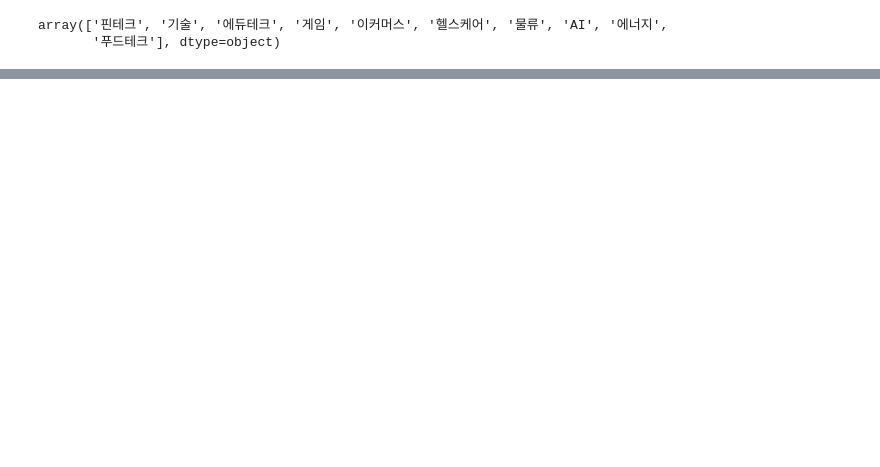
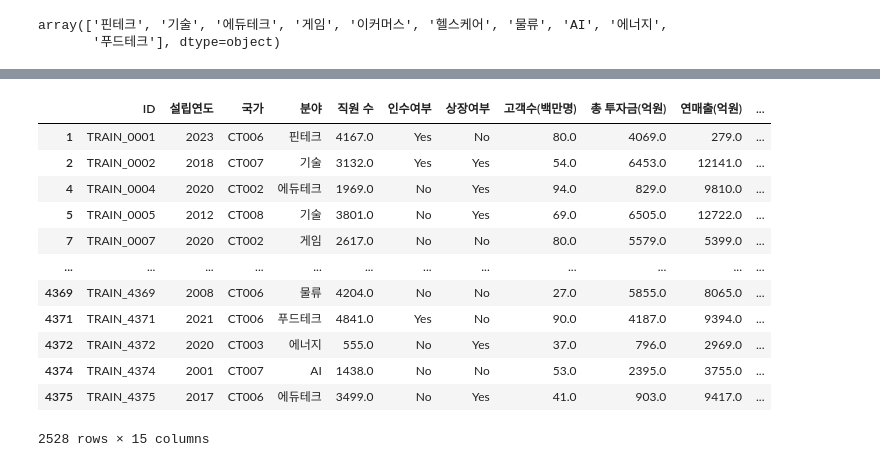
Before and after one commit to jayiuk/co_success, a Jupyter notebook: eda.ipynb, the cells around one changed output, grey strips where cells are left out. Cells and saved outputs as stored; diff of their text form; code cells hidden in the pictures; blank space fills up the shorter version.

```diff
--- a/eda.ipynb
+++ b/eda.ipynb
@@ -171,0 +176,5 @@ array(['핀테크', '기술', '에듀테크', '게임', '이커머스', '헬스
+# %%
+df_d['round'] = np.where(df_d['투자단계'] == 'Seed', 0,
+                np.where(df_d['투자단계'] == 'Series A', 1,
+                np.where(df_d['투자단계'] == 'Series B', 2,
+                np.where(df_d['투자단계'] == 'Series C', 3, 4))))
@@ -171,0 +208,17 @@ array(['핀테크', '기술', '에듀테크', '게임', '이커머스', '헬스
+# %%
+df_d = df_d.drop(['투자단계', '기업가치(백억원)'], axis = 1)
+df_d
+# %% [output]
+|  | ID | 설립연도 | 국가 | 분야 | 직원 수 | 인수여부 | 상장여부 | 고객수(백만명) | 총 투자금(억원) | 연매출(억원) | ... |
+| 1 | TRAIN_0001 | 2023 | CT006 | 핀테크 | 4167.0 | Yes | No | 80.0 | 4069.0 | 279.0 | ... |
+| 2 | TRAIN_0002 | 2018 | CT007 | 기술 | 3132.0 | Yes | Yes | 54.0 | 6453.0 | 12141.0 | ... |
+| 4 | TRAIN_0004 | 2020 | CT002 | 에듀테크 | 1969.0 | No | Yes | 94.0 | 829.0 | 9810.0 | ... |
+| 5 | TRAIN_0005 | 2012 | CT008 | 기술 | 3801.0 | No | Yes | 69.0 | 6505.0 | 12722.0 | ... |
+| 7 | TRAIN_0007 | 2020 | CT002 | 게임 | 2617.0 | No | No | 80.0 | 5579.0 | 5399.0 | ... |
+| ... | ... | ... | ... | ... | ... | ... | ... | ... | ... | ... | ... |
+| 4369 | TRAIN_4369 | 2008 | CT006 | 물류 | 4204.0 | No | No | 27.0 | 5855.0 | 8065.0 | ... |
+| 4371 | TRAIN_4371 | 2021 | CT006 | 푸드테크 | 4841.0 | Yes | No | 90.0 | 4187.0 | 9394.0 | ... |
+| 4372 | TRAIN_4372 | 2020 | CT003 | 에너지 | 555.0 | No | Yes | 37.0 | 796.0 | 2969.0 | ... |
+| 4374 | TRAIN_4374 | 2001 | CT007 | AI | 1438.0 | No | No | 53.0 | 2395.0 | 3755.0 | ... |
+| 4375 | TRAIN_4375 | 2017 | CT006 | 에듀테크 | 3499.0 | No | Yes | 41.0 | 903.0 | 9417.0 | ... |
+2528 rows × 15 columns
```
Also changed, not shown: parts of 7 cells of this notebook.
